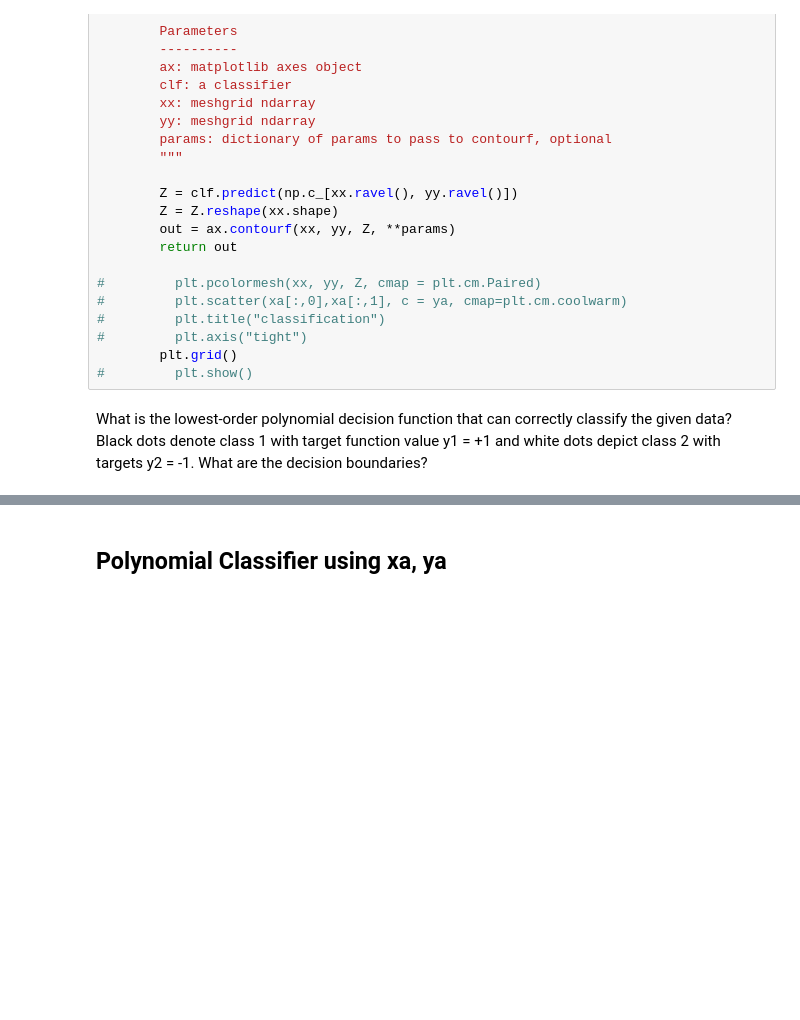
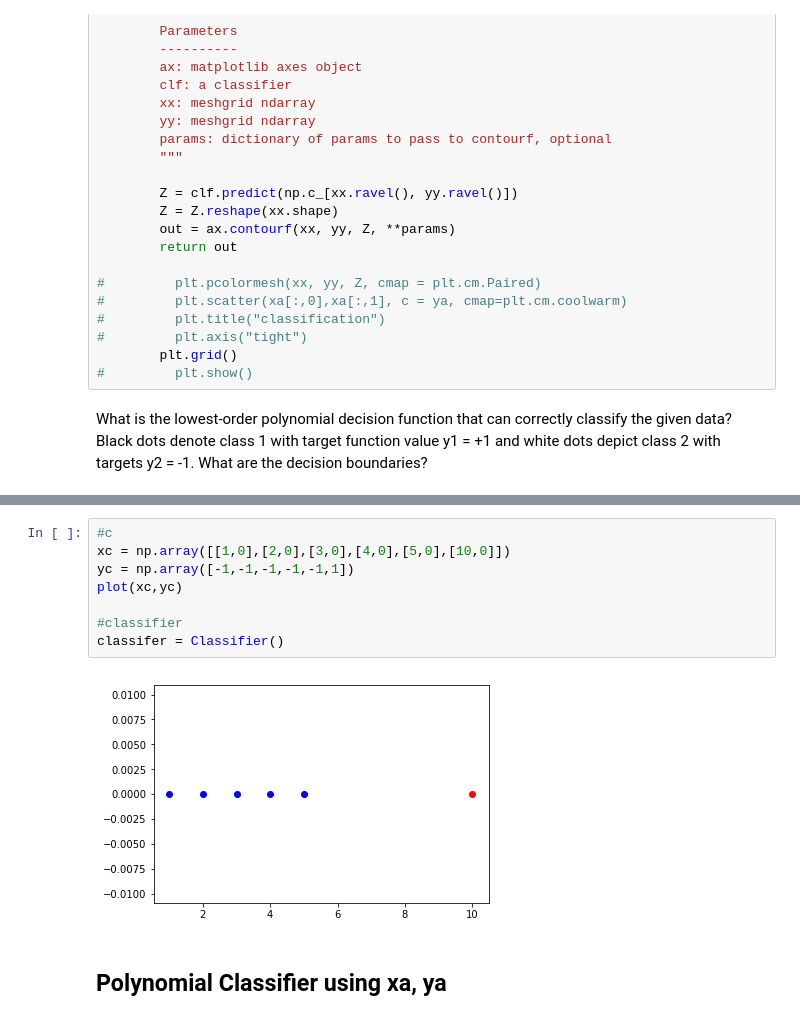
Before and after one commit to rameshjes/neural-network, a Jupyter notebook: assignment07/ramesh/workbench_07.ipynb, the cells around one changed output, grey strips where cells are left out. Cells and saved outputs as stored; diff of their text form; blank space fills up the shorter version.

```diff
--- a/assignment07/ramesh/workbench_07.ipynb
+++ b/assignment07/ramesh/workbench_07.ipynb
@@ -99,3 +104,13 @@ classifer = Classifier()
+# %%
+#c
+xc = np.array([[1,0],[2,0],[3,0],[4,0],[5,0],[10,0]])
+yc = np.array([-1,-1,-1,-1,-1,1])
+plot(xc,yc)
+
+#classifier
+classifer = Classifier()
+# %% [output]
+[figure, added]
 # %% [markdown]
 ## Polynomial Classifier using xa, ya
 # %%
```
Also changed, not shown: parts of 5 cells of this notebook.
